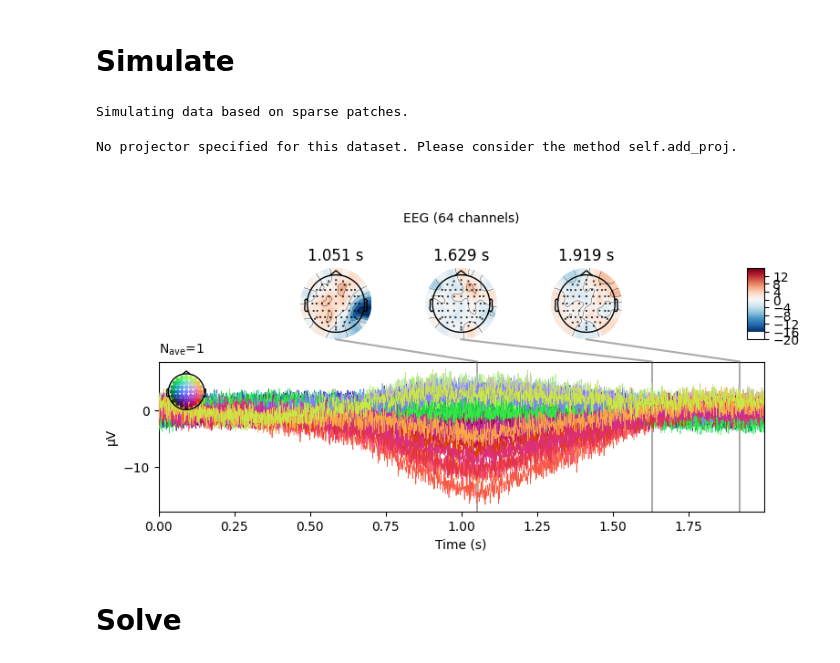
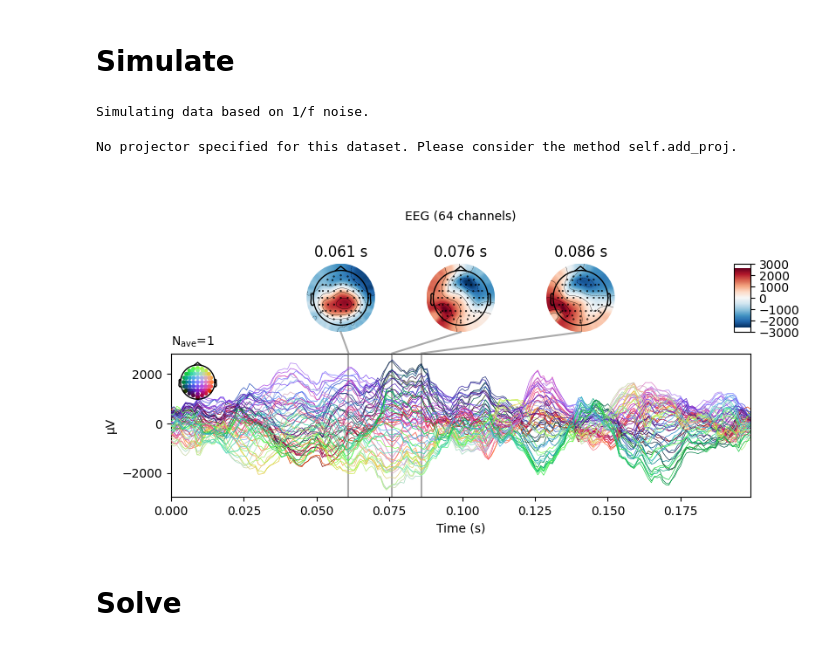
Before and after one commit to LukeTheHecker/invert, a Jupyter notebook: dev/evaluate.ipynb, the cells around one changed output. Saved outputs shown, nothing was run; the diff lists cells and outputs as text; code cells hidden in the pictures.

```diff
--- a/dev/evaluate.ipynb
+++ b/dev/evaluate.ipynb
@@ -38,25 +38,25 @@ n_chans, n_dipoles = leadfield.shape
 # %%
 settings = dict(
     number_of_sources=3,
-    extents=(24, 25),
-    duration_of_trial=2,
-    amplitudes=(1, 100),
-    target_snr=1,
+    extents=(1, 2),
+    duration_of_trial=0.2,
+    amplitudes=(99, 100),
+    target_snr=1e99,
     beta_noise=0,
-    method="standard")
+    method="noise")
 
 sim = Simulation(fwd, info, settings).simulate(2)
 stc = sim.source_data[0]
 evoked = sim.eeg_data[0].average()
 
 stc.data /= abs(stc.data).max()
 brain = stc.plot(**pp)
 brain.add_text(0.1, 0.9, 'Ground Truth', 'title',
                font_size=14)
 evoked.plot_joint()
 # %% [output]
-Simulating data based on sparse patches.
+Simulating data based on 1/f noise.
 No projector specified for this dataset. Please consider the method self.add_proj.
-[figure, old version]
+[figure, new version]
 # %% [markdown]
 # Solve
```
Also changed, not shown: parts of 6 cells of this notebook, 25 other files.
